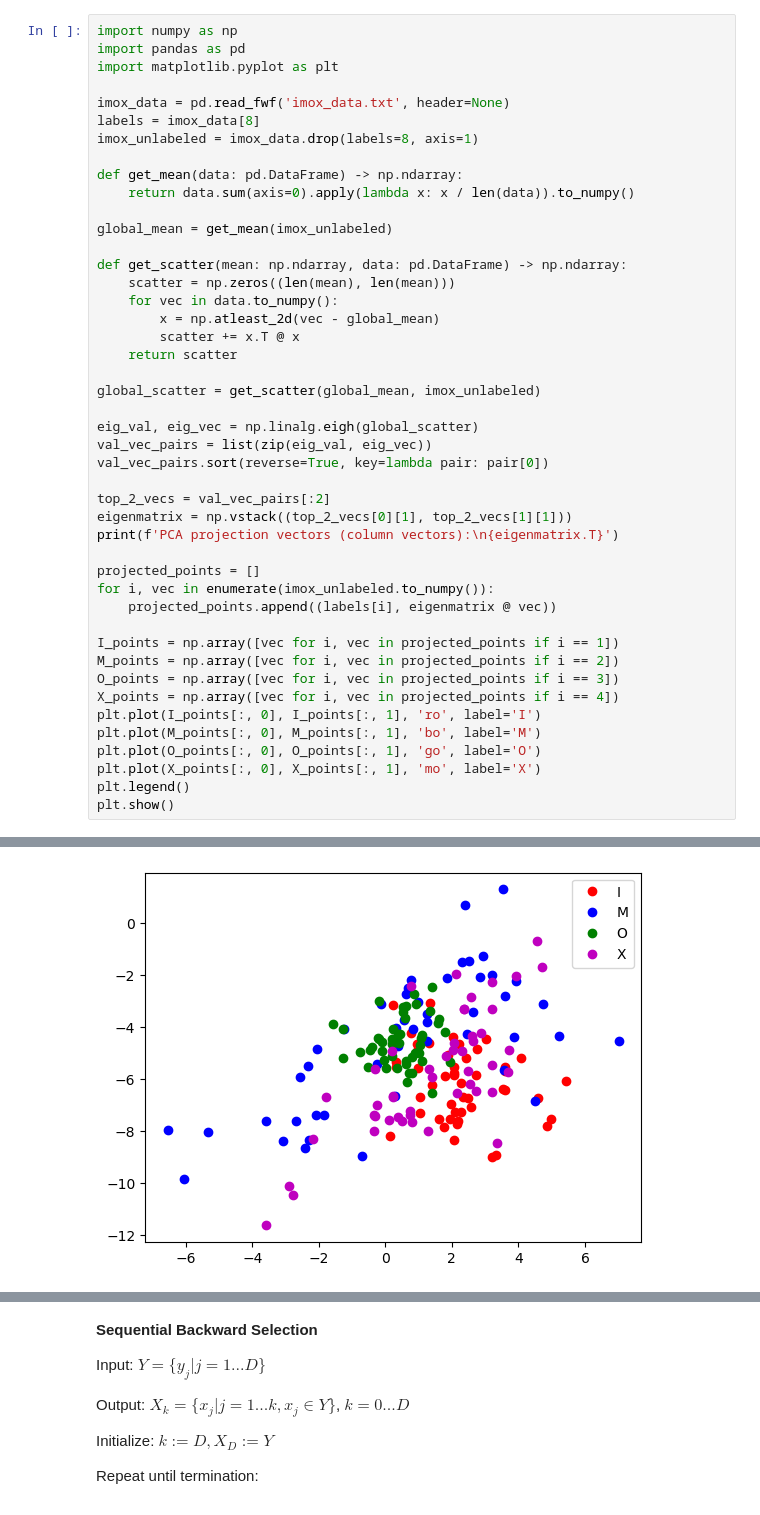
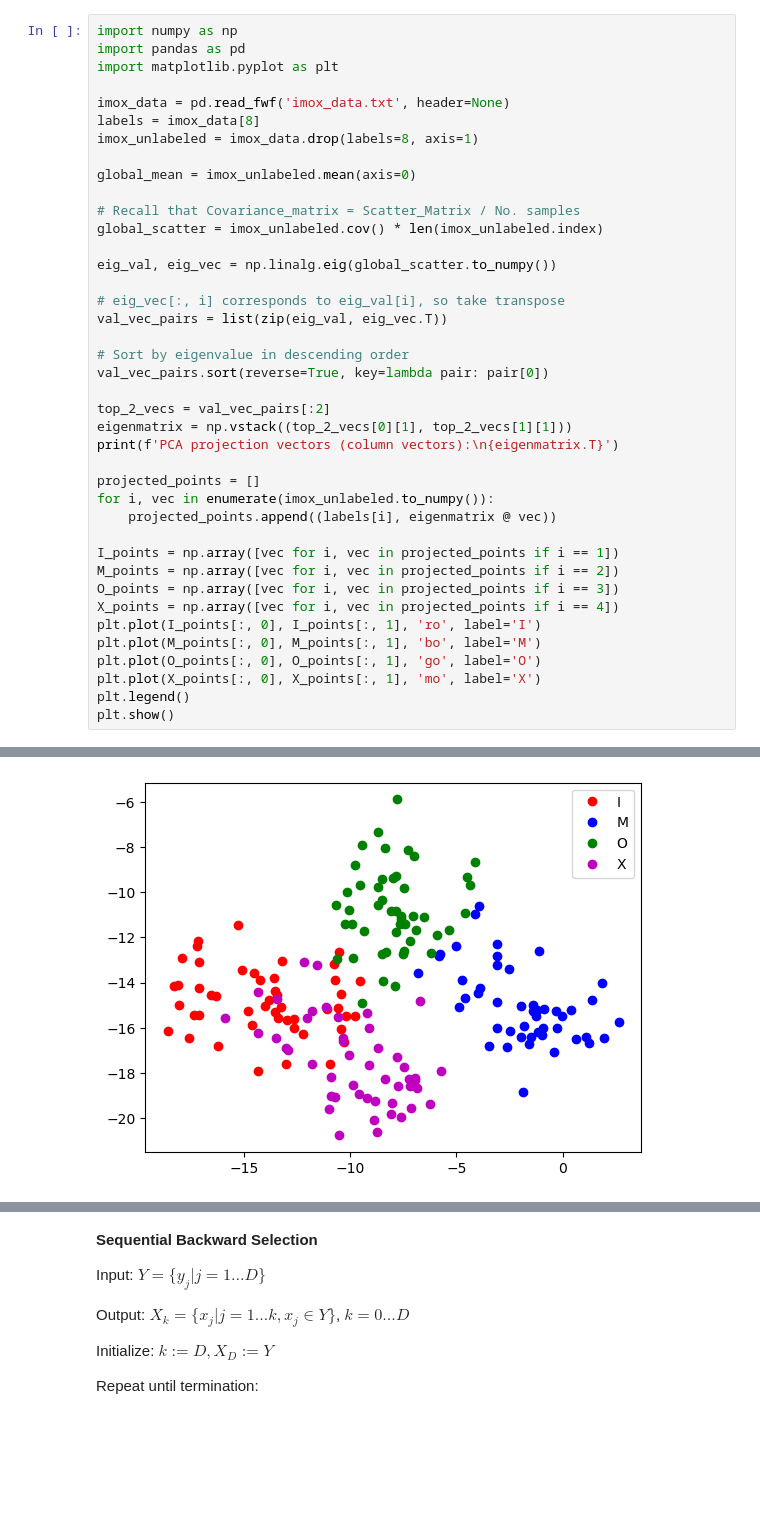
Before and after one commit to rikipls/CSE-802-Homework, a Jupyter notebook: hw4/hw4.ipynb, the cells around one changed output, grey strips where cells are left out. Cells and saved outputs as stored; diff of their text form; blank space fills up the shorter version.

```diff
--- a/hw4/hw4.ipynb
+++ b/hw4/hw4.ipynb
@@ -22,22 +22,17 @@ imox_data = pd.read_fwf('imox_data.txt', header=None)
 labels = imox_data[8]
 imox_unlabeled = imox_data.drop(labels=8, axis=1)
 
-def get_mean(data: pd.DataFrame) -> np.ndarray:
-    return data.sum(axis=0).apply(lambda x: x / len(data)).to_numpy()
+global_mean = imox_unlabeled.mean(axis=0)
 
-global_mean = get_mean(imox_unlabeled)
+# Recall that Covariance_matrix = Scatter_Matrix / No. samples
+global_scatter = imox_unlabeled.cov() * len(imox_unlabeled.index)
 
-def get_scatter(mean: np.ndarray, data: pd.DataFrame) -> np.ndarray:
-    scatter = np.zeros((len(mean), len(mean)))
-    for vec in data.to_numpy():
-        x = np.atleast_2d(vec - global_mean)
-        scatter += x.T @ x
-    return scatter
+eig_val, eig_vec = np.linalg.eig(global_scatter.to_numpy())
 
-global_scatter = get_scatter(global_mean, imox_unlabeled)
+# eig_vec[:, i] corresponds to eig_val[i], so take transpose
+val_vec_pairs = list(zip(eig_val, eig_vec.T))
 
-eig_val, eig_vec = np.linalg.eigh(global_scatter)
-val_vec_pairs = list(zip(eig_val, eig_vec))
+# Sort by eigenvalue in descending order
 val_vec_pairs.sort(reverse=True, key=lambda pair: pair[0])
 
 top_2_vecs = val_vec_pairs[:2]
@@ -71 +66 @@ PCA projection vectors (column vectors):
-[figure, old version]
+[figure, new version]
```
Also changed, not shown: parts of 19 cells of this notebook.
